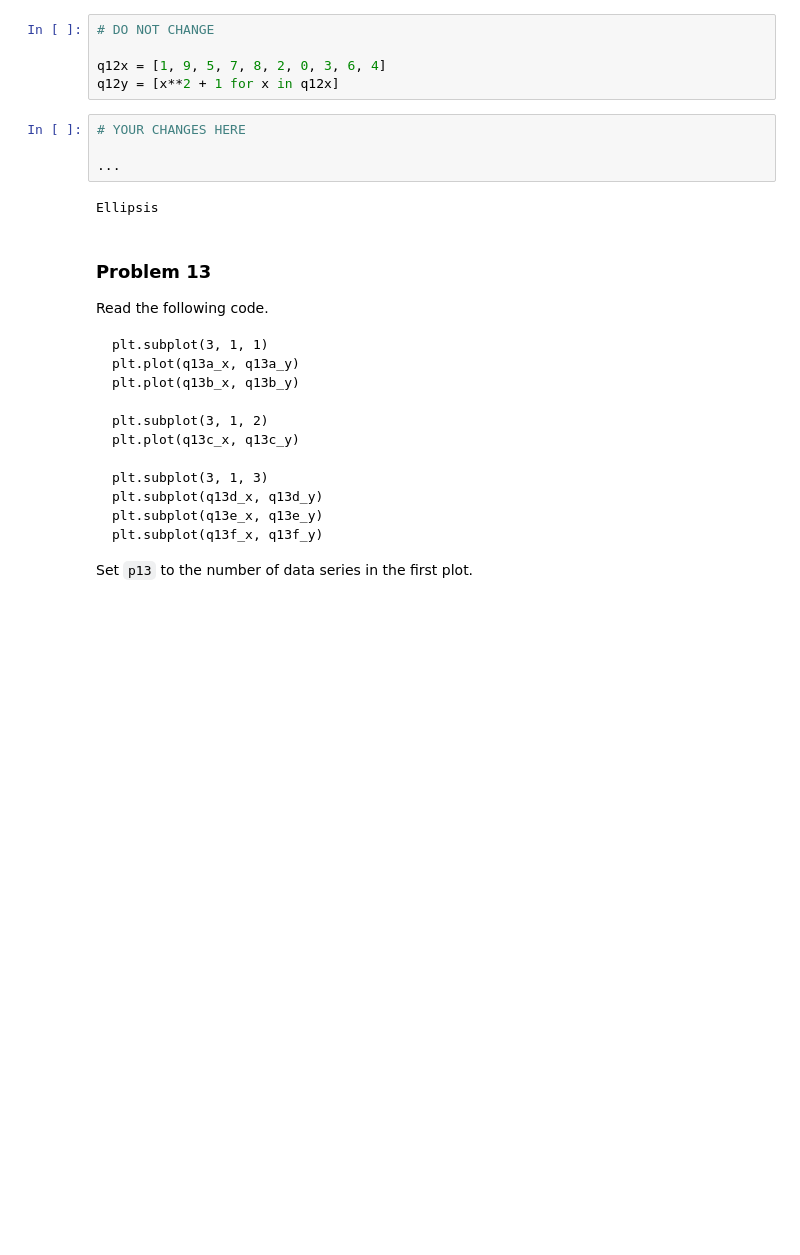
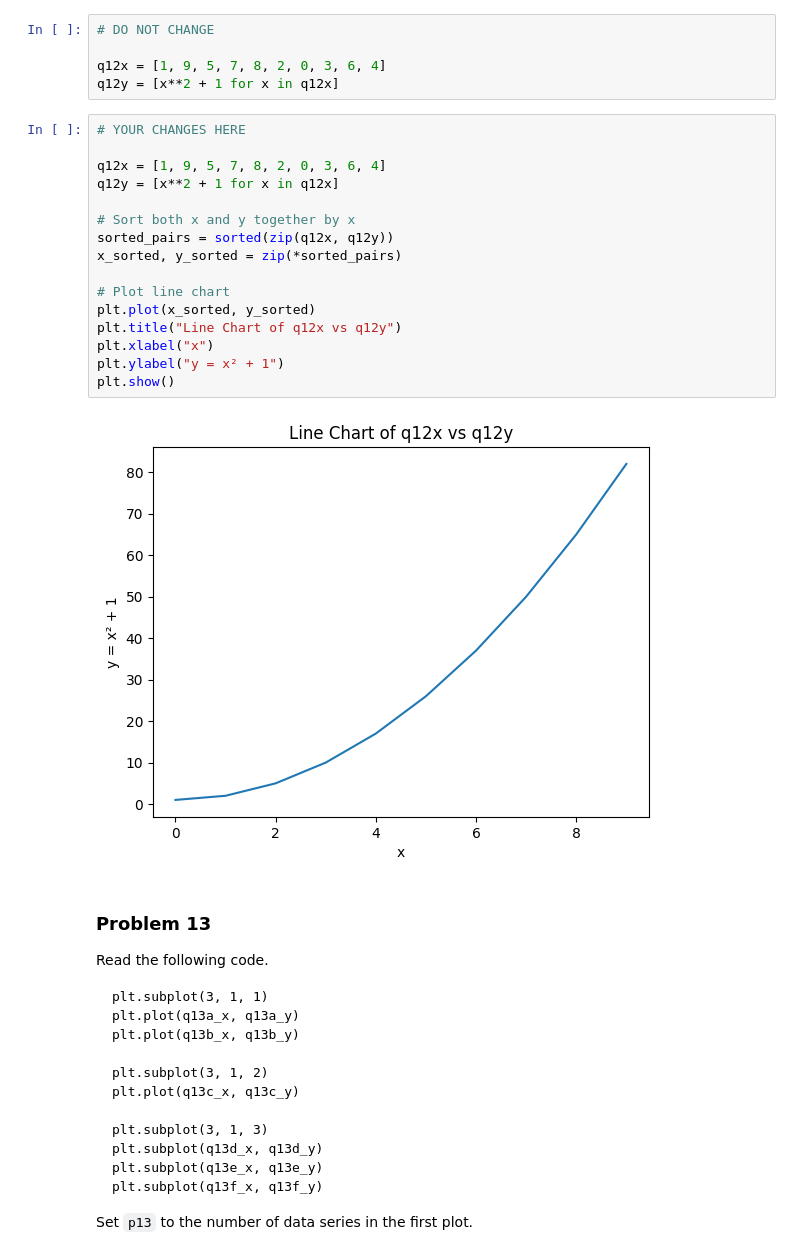
Before and after one commit to JCameronH/dx602-homework-05, a Jupyter notebook: homework.ipynb, the cells around one changed output. Drawn from its saved outputs; the diff is of its cells as text; blank space fills up the shorter version.

```diff
--- a/homework.ipynb
+++ b/homework.ipynb
@@ -414,12 +414,24 @@ Beware that the data is not sorted yet.
 
 q12x = [1, 9, 5, 7, 8, 2, 0, 3, 6, 4]
 q12y = [x**2 + 1 for x in q12x]
-# %%
-# YOUR CHANGES HERE
-
-...
-# %% [output]
-Ellipsis
+# %%
+# YOUR CHANGES HERE
+
+q12x = [1, 9, 5, 7, 8, 2, 0, 3, 6, 4]
+q12y = [x**2 + 1 for x in q12x]
+
+# Sort both x and y together by x
+sorted_pairs = sorted(zip(q12x, q12y))
+x_sorted, y_sorted = zip(*sorted_pairs)
+
+# Plot line chart
+plt.plot(x_sorted, y_sorted)
+plt.title("Line Chart of q12x vs q12y")
+plt.xlabel("x")
+plt.ylabel("y = x² + 1")
+plt.show()
+# %% [output]
+[figure, added]
 # %% [markdown]
 ### Problem 13
 
```
